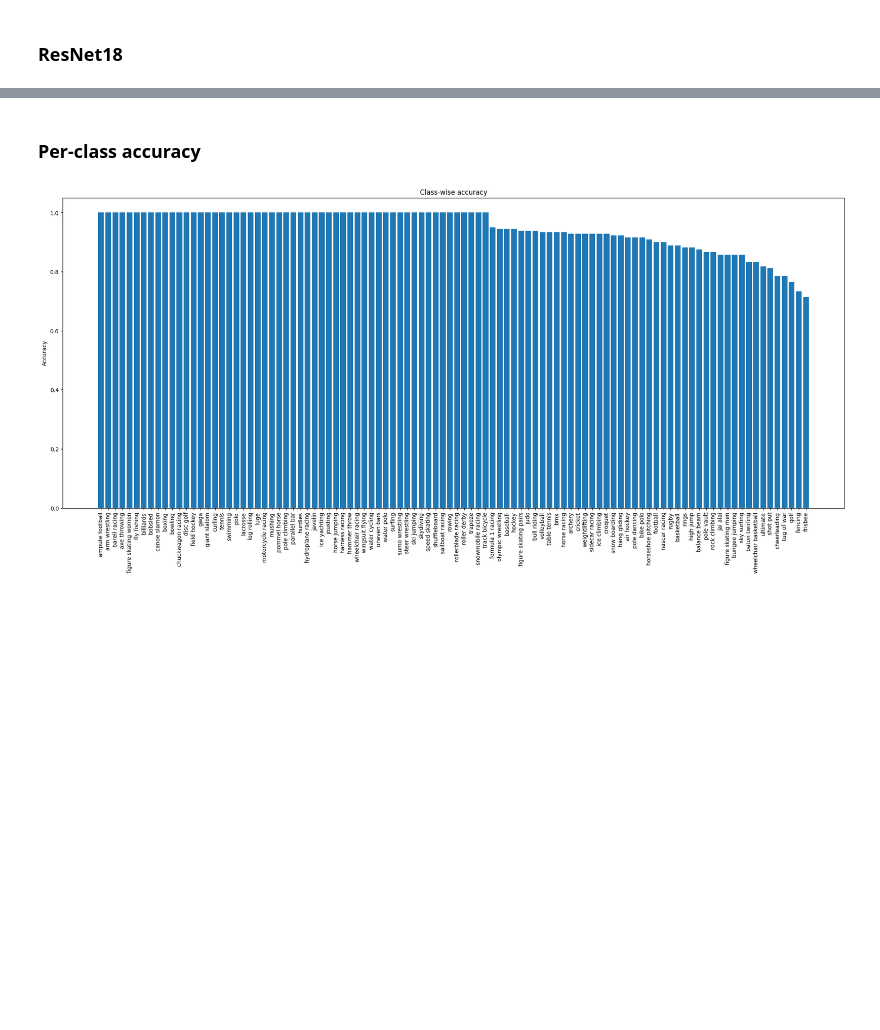
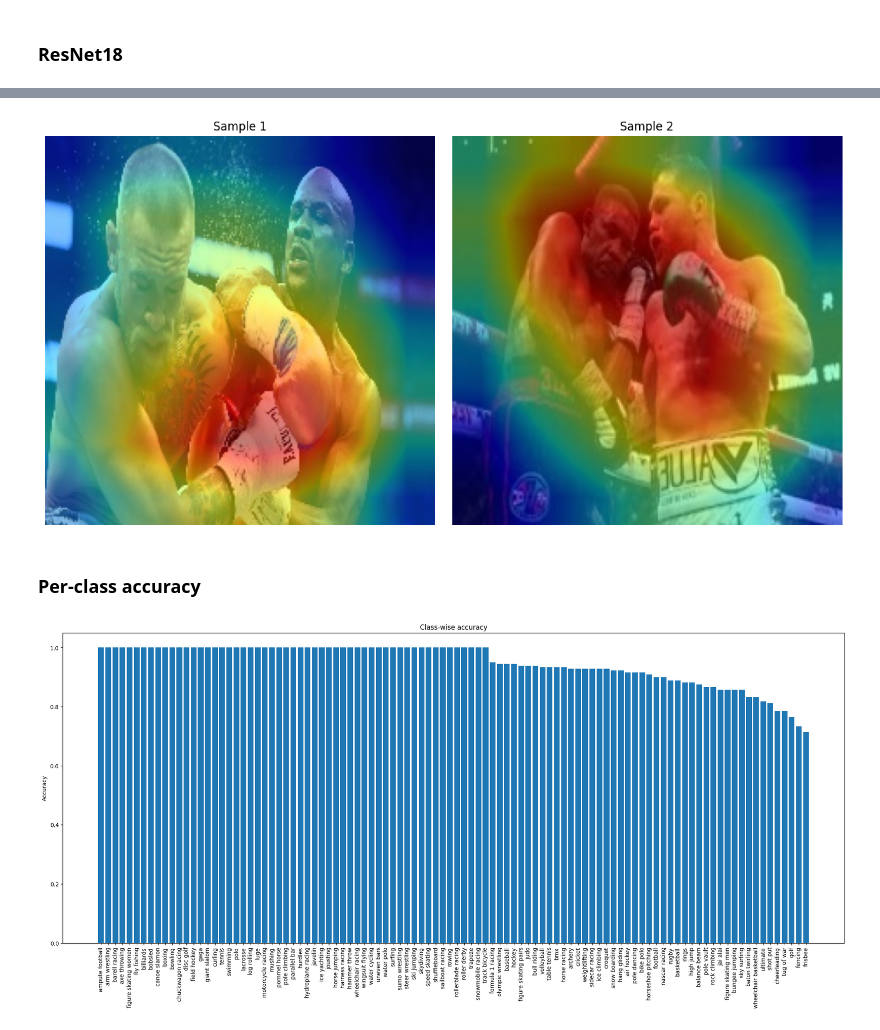
Before and after one commit to xporubskyj/ZNUES_projekt2, a Jupyter notebook: Experimenty.ipynb, the cells around one changed output, grey strips where cells are left out. Drawn from its saved outputs; the diff is of its cells as text; code cells hidden in the pictures; blank space fills up the shorter version.

```diff
--- a/Experimenty.ipynb
+++ b/Experimenty.ipynb
@@ -402,7 +651,10 @@ per_cls_acc.style.set_table_attributes('style="display:inline-block; height:300p
 # %%
 num_classes = 100
 
-model = models.resnet18(weights="IMAGENET1K_V1")
-model.fc = nn.Linear(512, num_classes)
-model = model.to("cuda" if torch.cuda.is_available() else "cpu")
+resnet18 = models.resnet18(weights="IMAGENET1K_V1")
+resnet18.fc = nn.Linear(512, num_classes)
+resnet18 = resnet18.to("cuda" if torch.cuda.is_available() else "cpu")
+
+optimizer = Adam(resnet18.parameters(), lr=1e-4)
+scheduler = StepLR(optimizer, step_size=5, gamma=0.5)
 # %%
@@ -422,0 +709,2 @@ history = train_model(
+# %%
+resnet18.load_state_dict(torch.load("best_models/resnet18.pth", map_location="cpu"))
@@ -423,3 +719,26 @@ history = train_model(
+# %%
+device = "cuda" if torch.cuda.is_available() else "cpu"
+
+(sample1, sample2) = get_two_samples_same_class(test_loader, chosen_class=15)
+
+raw1, img_tensor1, label1 = sample1
+raw2, img_tensor2, label2 = sample2
+
+img_tensor1 = img_tensor1.to(device)
+img_tensor2 = img_tensor2.to(device)
+
+target_layer = resnet18.layer4[-1]
+gradcam = GradCAM(resnet18, target_layer)
+
+mask1 = gradcam(img_tensor1)
+mask2 = gradcam(img_tensor2)
+
+raw_np1 = raw1.permute(1, 2, 0).cpu().numpy()
+raw_np2 = raw2.permute(1, 2, 0).cpu().numpy()
+
+show_gradcam_pair(raw_np1, mask1, raw_np2, mask2)
+# %% [output]
+[figure, added]
 # %% [markdown]
 ### Per-class accuracy
 # %%
```
Also changed, not shown: parts of 15 cells of this notebook.
